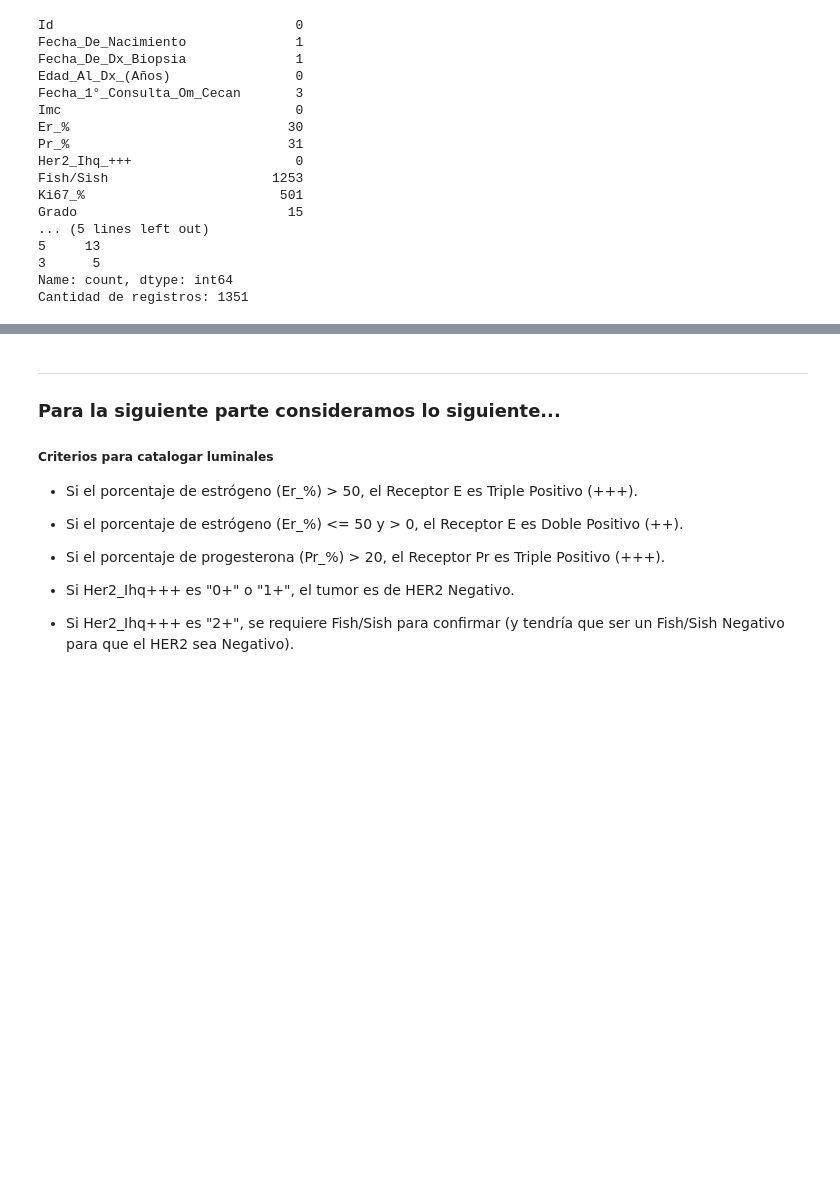
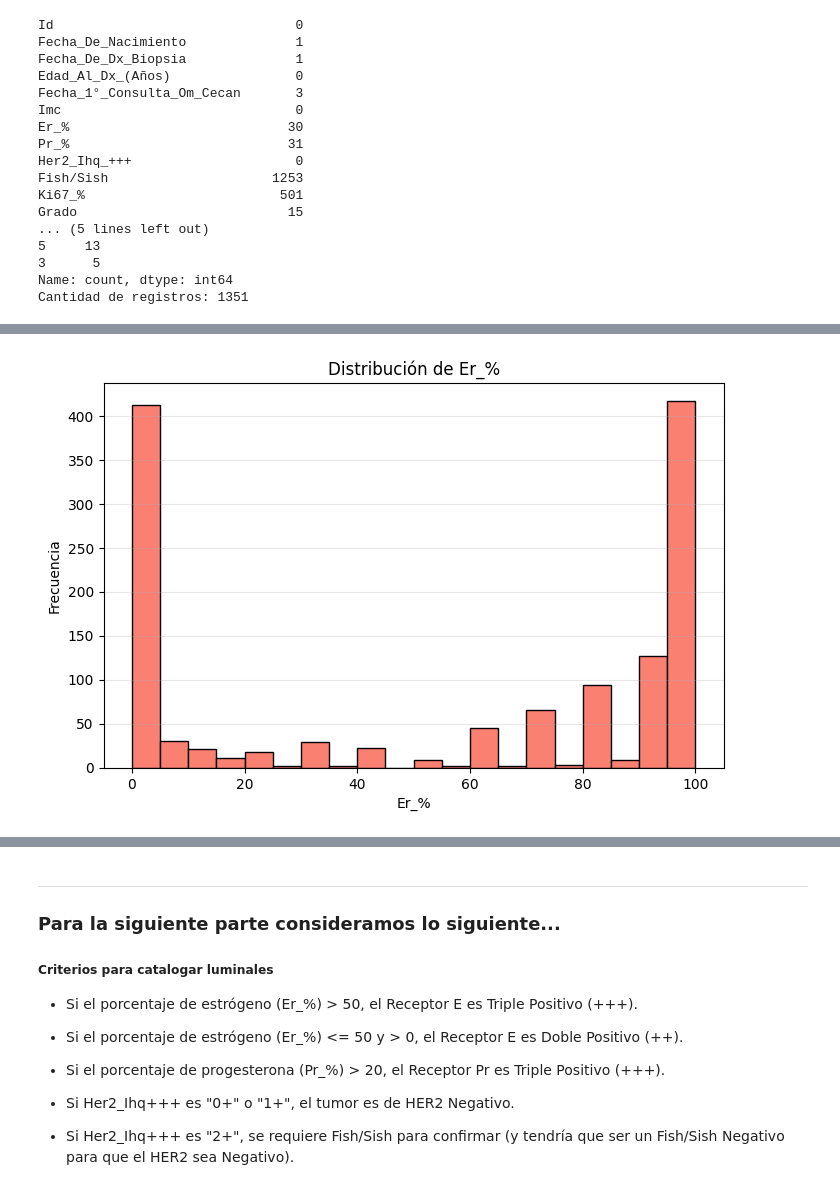
Before and after one commit to GilinCordero/Reporte_de_Limpieza_de_Datos, a Jupyter notebook: AnalisisDeDatos.ipynb, the cells around one changed output, grey strips where cells are left out. Saved outputs shown, nothing was run; the diff lists cells and outputs as text; code cells hidden in the pictures; blank space fills up the shorter version.

```diff
--- a/AnalisisDeDatos.ipynb
+++ b/AnalisisDeDatos.ipynb
@@ -396,0 +452,4 @@ Revisamos valores únicos en las columnas nuevamente después de la limpieza
+# %%
+#replace nulos con la moda
+
+luminalDf['Her2_Ihq_+++'] = luminalDf['Her2_Ihq_+++'].fillna(luminalDf['Her2_Ihq_+++'].mode()[0]).astype(int)
@@ -447,0 +525,10 @@ Cantidad de registros: 1351
+# %%
+plt.figure(figsize=(8,5))
+plt.hist(luminalDf['Er_%'].dropna(), bins=20, color='salmon', edgecolor='black')
+plt.title('Distribución de Er_%')
+plt.xlabel('Er_%')
+plt.ylabel('Frecuencia')
+plt.grid(axis='y', alpha=0.3)
+plt.show()
+# %% [output]
+[figure, added]
```
Also changed, not shown: parts of 48 cells of this notebook, 1 other file.
